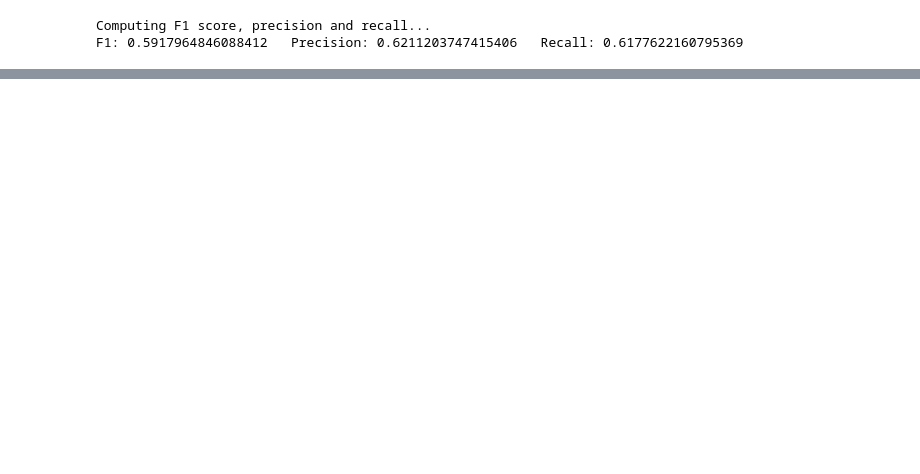
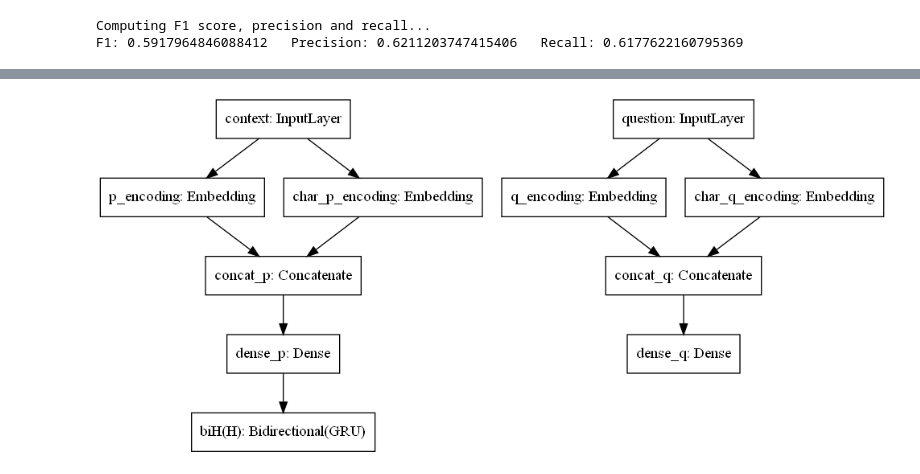
Before and after one commit to FrancescoFarinola/Question-Answering-SQuAD, a Jupyter notebook: main_for_training.ipynb, the cells around one changed output, grey strips where cells are left out. Drawn from its saved outputs; the diff is of its cells as text; code cells hidden in the pictures; blank space fills up the shorter version.

```diff
--- a/main_for_training.ipynb
+++ b/main_for_training.ipynb
@@ -174,18 +177,9 @@ Done
 # %%
-if MODEL == 'drqa' or MODEL == 'our_model':
-    tag2idx, idx2tag = utils.create_pos_dicts()
-    ner2idx, idx2ner = utils.create_ner_dicts()
+tag2idx, idx2tag = utils.create_pos_dicts()
+ner2idx, idx2ner = utils.create_ner_dicts()
 
-    pos_embedding_matrix = to_categorical(list(idx2tag.keys()))
-    ner_embedding_matrix = to_categorical(list(idx2ner.keys()))
+pos_embedding_matrix = to_categorical(list(idx2tag.keys()))
+ner_embedding_matrix = to_categorical(list(idx2ner.keys()))
 # %% [output]
 Creating dictionaries for POS tags...
 Creating dictionaries for NER tags...
-# %%
-if MODEL == 'bidaf' or MODEL =='our_model':
-    if isfile(f"{MODELS_DIR}/char_embedding_matrix.npz"):
-        print('Loading char matrix')
-        char_embedding_matrix = np.load(f'{MODELS_DIR}/char_embedding_matrix.npz')['matrix']
-    else:
-        char_embedding_matrix = utils.get_char_embeddings(df_word_listing, df_word_to_idx)
-        np.savez_compressed(f'{MODELS_DIR}/char_embedding_matrix', matrix=char_embedding_matrix)
@@ -295,13 +252,6 @@ array([33, 12, 25, 40, 12, 18, 25, 17, 12, 18])
 # %%
-if MODEL == 'drqa':
-    model = drqa_model.build_model(MAX_QUESTION_LENGTH, MAX_CONTEXT_LENGTH, EMBEDDING_DIM, embedding_matrix,
-                pos_embedding_matrix, ner_embedding_matrix)
-elif MODEL == 'our_model':
-    model = our_model.build_model(MAX_QUESTION_LENGTH, MAX_CONTEXT_LENGTH, EMBEDDING_DIM, embedding_matrix,
-                                  char_embedding_matrix, pos_embedding_matrix, ner_embedding_matrix)
-elif MODEL == 'bidaf':
-    model = bidaf_model.build_model(MAX_QUESTION_LENGTH, MAX_CONTEXT_LENGTH, EMBEDDING_DIM,
-                                    embedding_matrix, char_embedding_matrix)
+model = our_model.build_model(MAX_QUESTION_LENGTH, MAX_CONTEXT_LENGTH, EMBEDDING_DIM, embedding_matrix,
+                              char_embedding_matrix, pos_embedding_matrix, ner_embedding_matrix)
 
 model.compile(loss='categorical_crossentropy', optimizer='nadam', metrics='accuracy')
 model.summary()
@@ -361,8 +313,8 @@ model.save_weights(f"{MODELS_DIR}/{MODEL}_weights.h5")
 # %%
-#new_model = our_model.build_model(MAX_QUESTION_LENGTH, MAX_CONTEXT_LENGTH, EMBEDDING_DIM,
+#model = our_model.build_model(MAX_QUESTION_LENGTH, MAX_CONTEXT_LENGTH, EMBEDDING_DIM,
 #                                  embedding_matrix, char_embedding_matrix, pos_embedding_matrix, ner_embedding_matrix)
-#new_model.compile(loss='categorical_crossentropy', optimizer='nadam', metrics='accuracy')
-model.load_weights("./models/our_model_weights.h5")
+#model.compile(loss='categorical_crossentropy', optimizer='nadam', metrics='accuracy')
+model.load_weights(f"./{MODELS_DIR}/our_model_weights.h5")
 print("Loaded model from disk")
 # %% [output]
 Loaded model from disk
@@ -466,0 +417,5 @@ plot_model(model, rankdir='TB', show_shapes=False, show_dtype=False, to_file=f"{
+# %%
+plot_model(model, rankdir='TB', show_shapes=False, show_dtype=False, to_file=f"{MODELS_DIR}/our_model3.png",
+          layer_range=['context', 'biH'])
+# %% [output]
+[figure, added]
```
Also changed, not shown: parts of 38 cells of this notebook, 3 other files.
